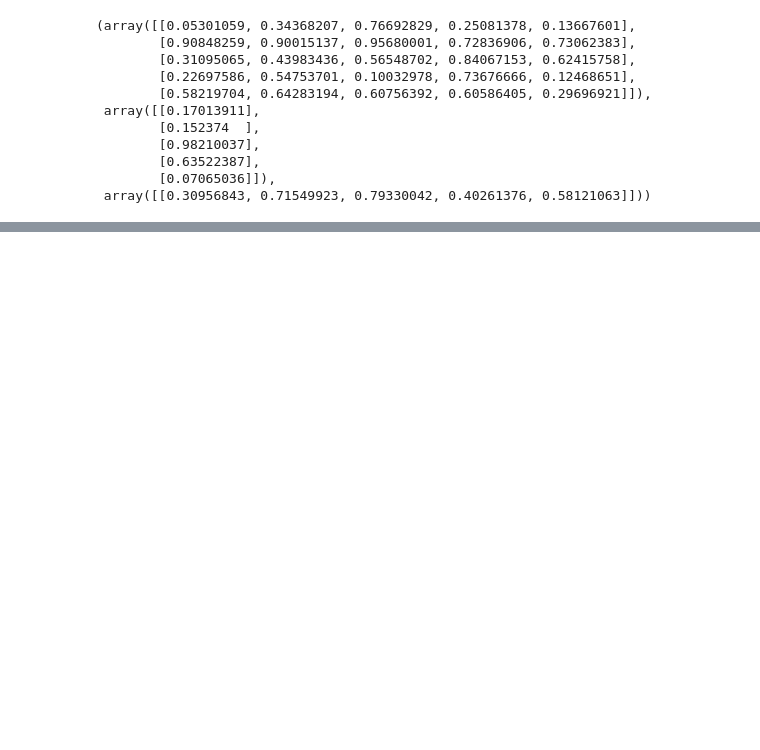
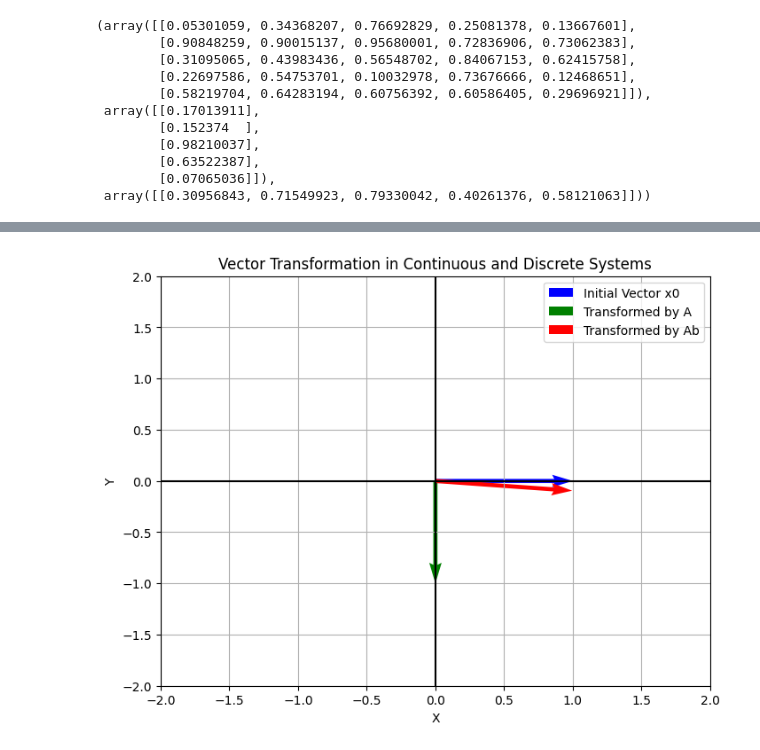
Before and after one commit to aquibjaved/BitsAndPieces-Computation, a Jupyter notebook: understanding_s4_model.ipynb, the cells around one changed output, grey strips where cells are left out. Cells and saved outputs as stored; diff of their text form; code cells hidden in the pictures; blank space fills up the shorter version.

```diff
--- a/understanding_s4_model.ipynb
+++ b/understanding_s4_model.ipynb
@@ -48,0 +89,53 @@ random_SSM(N=5)
+# %%
+import numpy as np
+from numpy.linalg import inv
+import matplotlib.pyplot as plt
+
+# Define the discretize function
+def discretize(A, B, C, step):
+    I = np.eye(A.shape[0])
+    BL = inv(I - (step / 2.0) * A)
+    Ab = BL @ (I + (step / 2.0) * A)
+    Bb = BL @ (B * step)
+    return Ab, Bb, C
+
+# Define continuous A, B, C matrices for a simple system
+A = np.array([[0, 1], [-1, -1]])
+B = np.array([[0], [1]])
+C = np.array([[1, 0]])
+
+# Discretize with a step size of 0.1
+step_size = 0.1
+Ab, Bb, Cb = discretize(A, B, C, step_size)
+
+# Define the initial state vector x0
+x0 = np.array([1, 0])
+
+# Compute the transformation of x0 by continuous A and discrete Ab
+x_transformed_A = A @ x0
+x_transformed_Ab = Ab @ x0
+
+# Visualization of vector transformations
+plt.figure(figsize=(8, 6))
+
+# Plot the initial vector
+plt.quiver(0, 0, x0[0], x0[1], angles='xy', scale_units='xy', scale=1, color='blue', label='Initial Vector x0')
+
+# Plot the transformed vector by A
+plt.quiver(0, 0, x_transformed_A[0], x_transformed_A[1], angles='xy', scale_units='xy', scale=1, color='green', label='Transformed by A')
+
+# Plot the transformed vector by Ab
+plt.quiver(0, 0, x_transformed_Ab[0], x_transformed_Ab[1], angles='xy', scale_units='xy', scale=1, color='red', label='Transformed by Ab')
+
+plt.xlim(-2, 2)
+plt.ylim(-2, 2)
+plt.axhline(y=0, color='k')
+plt.axvline(x=0, color='k')
+plt.xlabel('X')
+plt.ylabel('Y')
+plt.grid(True)
+plt.legend()
+plt.title('Vector Transformation in Continuous and Discrete Systems')
+plt.show()
+# %% [output]
+[figure, added]
```
Also changed, not shown: parts of 3 cells of this notebook.
